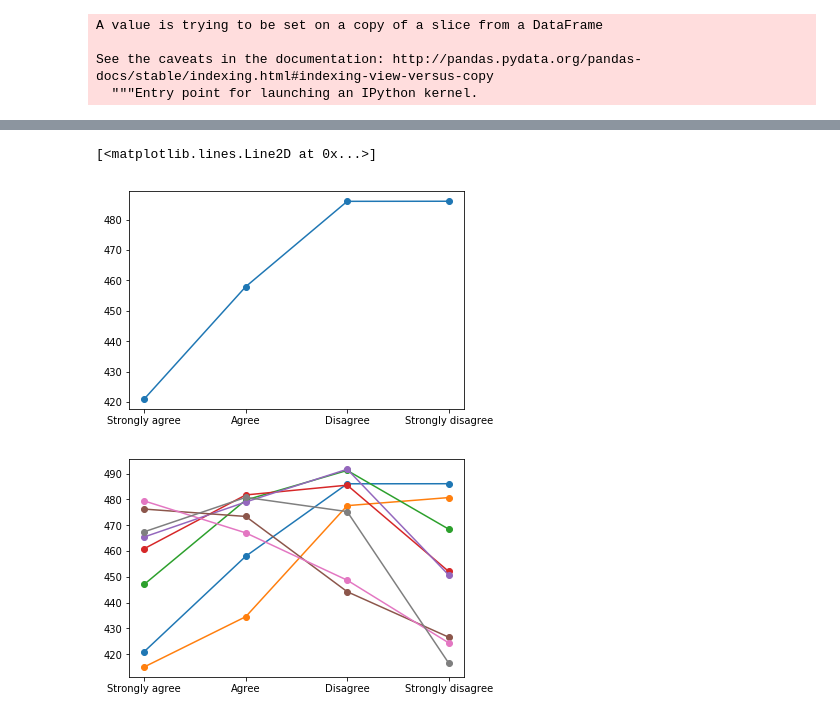
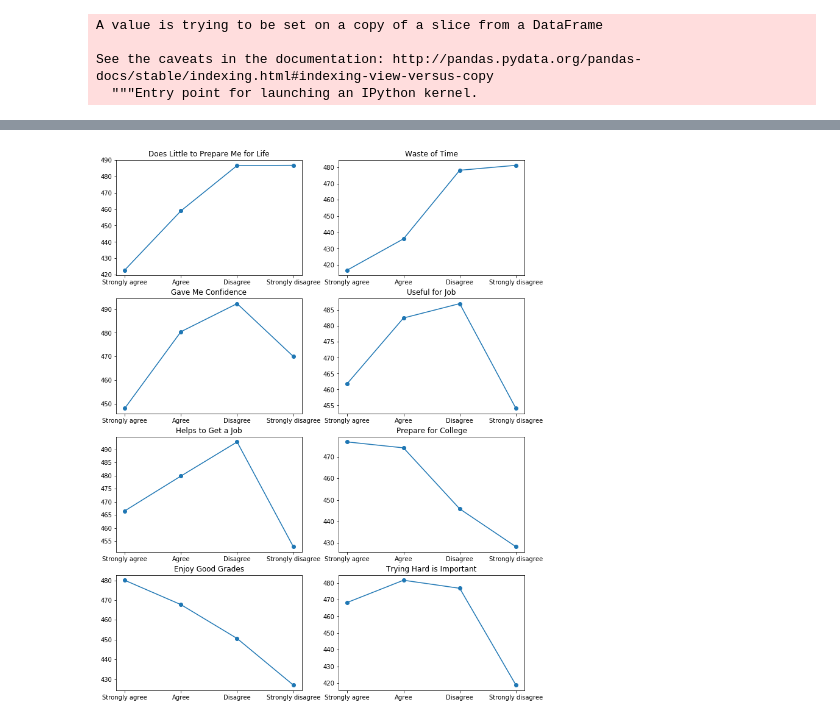
Before and after one commit to jgu1989/UdacityDataAnalystNanodegree, a Jupyter notebook: 5_Communicate_Data_Findings/pisa.ipynb, the cells around one changed output, grey strips where cells are left out. Cells and saved outputs as stored; diff of their text form; code cells hidden in the pictures.

Commit message:
Achievement vs. attitude

```diff
--- a/5_Communicate_Data_Findings/pisa.ipynb
+++ b/5_Communicate_Data_Findings/pisa.ipynb
@@ -190,4 +196,3 @@ df.ST88Q01.sample(20)
 Name: ST88Q01, dtype: object
 # %%
 df_attitude = df[['ST88Q01','ST88Q02','ST88Q03','ST88Q04','ST89Q02','ST89Q03','ST89Q04','ST89Q05','PV1MATH']]
-df_attitude.rename(columns = {'ST88Q01': "Attitude_1"}, inplace=True)
@@ -220,2 +205,0 @@ df_attitude.groupby('Attitude_1').mean()
-# %%
-df_attitude = df[['ST88Q01','ST88Q02','ST88Q03','ST88Q04','ST89Q02','ST89Q03','ST89Q04','ST89Q05','PV1MATH']]
@@ -224,11 +206,13 @@ att_1 = df_attitude.groupby('ST88Q01').mean().reindex(index=['Strongly agree', '
-# %%
-plt.plot(att_1, marker = 'o')
-# %% [output]
-[<matplotlib.lines.Line2D at 0x...>]
-[figure, removed]
-# %%
-for col in ['ST88Q01','ST88Q02','ST88Q03','ST88Q04','ST89Q02','ST89Q03','ST89Q04','ST89Q05']:
-    att = df_attitude.groupby(col).mean().reindex(index=['Strongly agree', 'Agree','Disagree','Strongly disagree'] )
-    plt.plot(att, marker = 'o')
-# %% [output]
-[figure, removed]
+# %%
+attitudes = ['ST88Q01','ST88Q02','ST88Q03','ST88Q04','ST89Q02','ST89Q03','ST89Q04','ST89Q05']
+titles = ['Does Little to Prepare Me for Life', 'Waste of Time', 'Gave Me Confidence', 'Useful for Job',
+          'Helps to Get a Job','Prepare for College', 'Enjoy Good Grades', 'Trying Hard is Important']
+fig, axes = plt.subplots(4, 2, figsize=(12,16)) # grid of 3x4 subplots
+axes = axes.flatten() # reshape from 3x4 array into 12-element vector
+for i in range(8):
+    plt.sca(axes[i]) # set the current Axes
+    att = df_attitude.groupby(attitudes[i]).mean().reindex(index=['Strongly agree', 'Agree','Disagree','Strongly disagree'] )
+    plt.plot(att, marker='o')
+    plt.title(titles[i])
+# %% [output]
+[figure, added]
```
Also changed, not shown: parts of 12 cells of this notebook.
